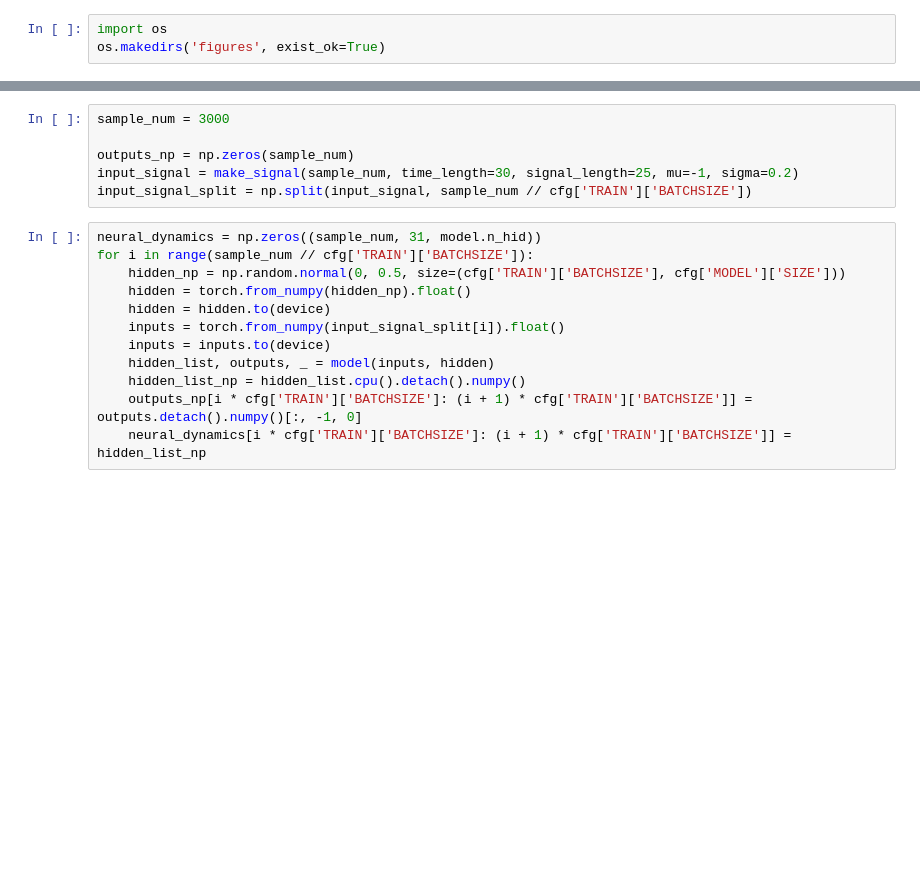
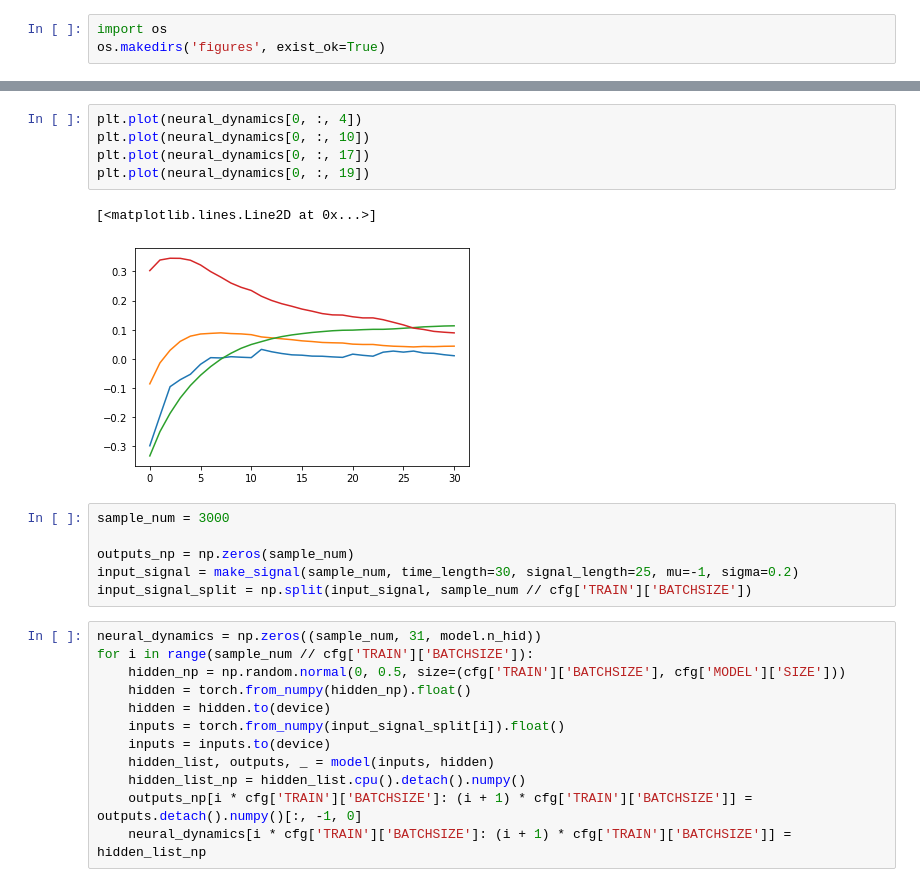
Before and after one commit to tripdancer0916/probabilistic-inference-rnn, a Jupyter notebook: jupyter/check_results.ipynb, the cells around one changed output, grey strips where cells are left out. Saved outputs shown, nothing was run; the diff lists cells and outputs as text; blank space fills up the shorter version.

```diff
--- a/jupyter/check_results.ipynb
+++ b/jupyter/check_results.ipynb
@@ -156,3 +191,11 @@ mu_posterior: 0.023, sigma_posterior: 0.192
+# %%
+plt.plot(neural_dynamics[0, :, 4])
+plt.plot(neural_dynamics[0, :, 10])
+plt.plot(neural_dynamics[0, :, 17])
+plt.plot(neural_dynamics[0, :, 19])
+# %% [output]
+[<matplotlib.lines.Line2D at 0x...>]
+[figure, added]
 # %%
 sample_num = 3000
 
```
Also changed, not shown: parts of 13 cells of this notebook, 2 other files.
